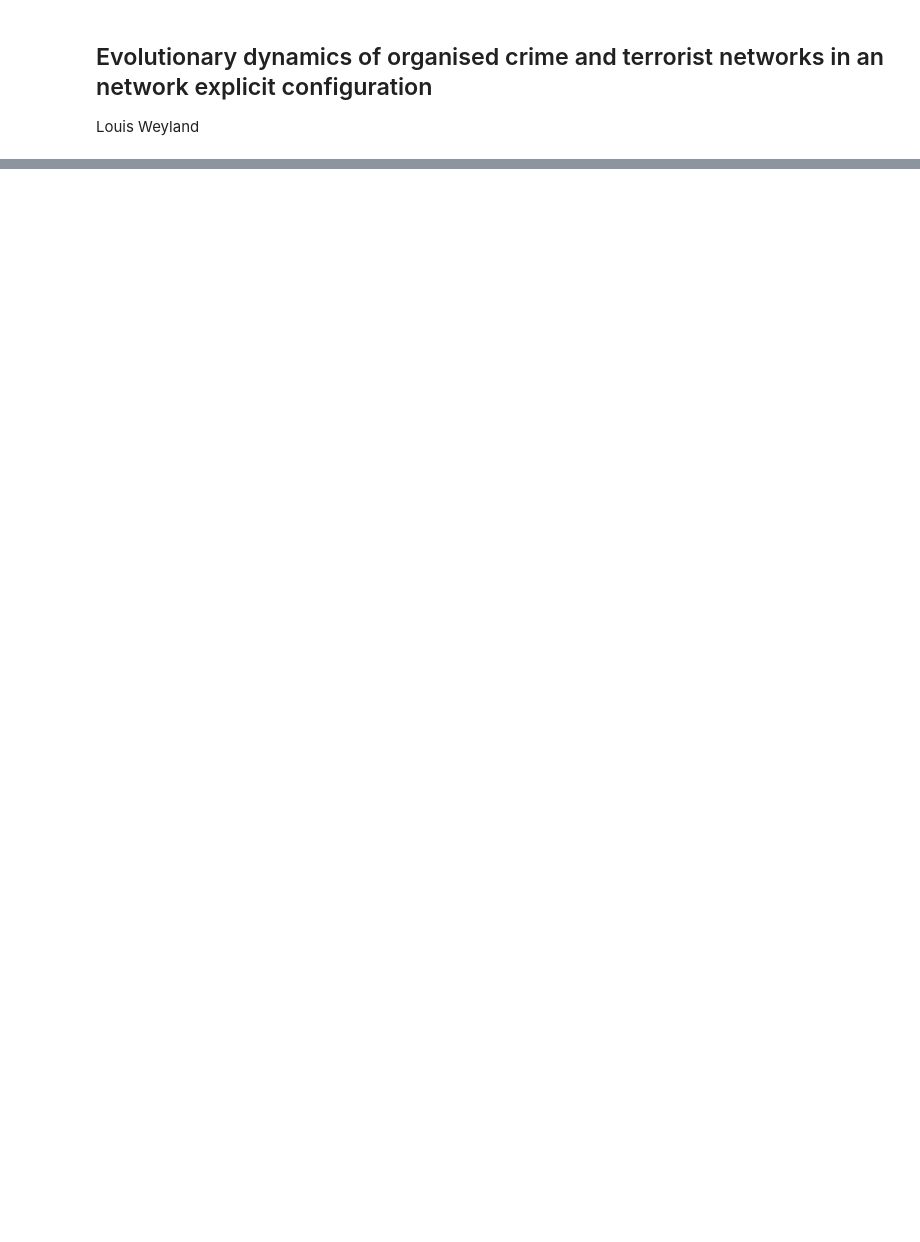
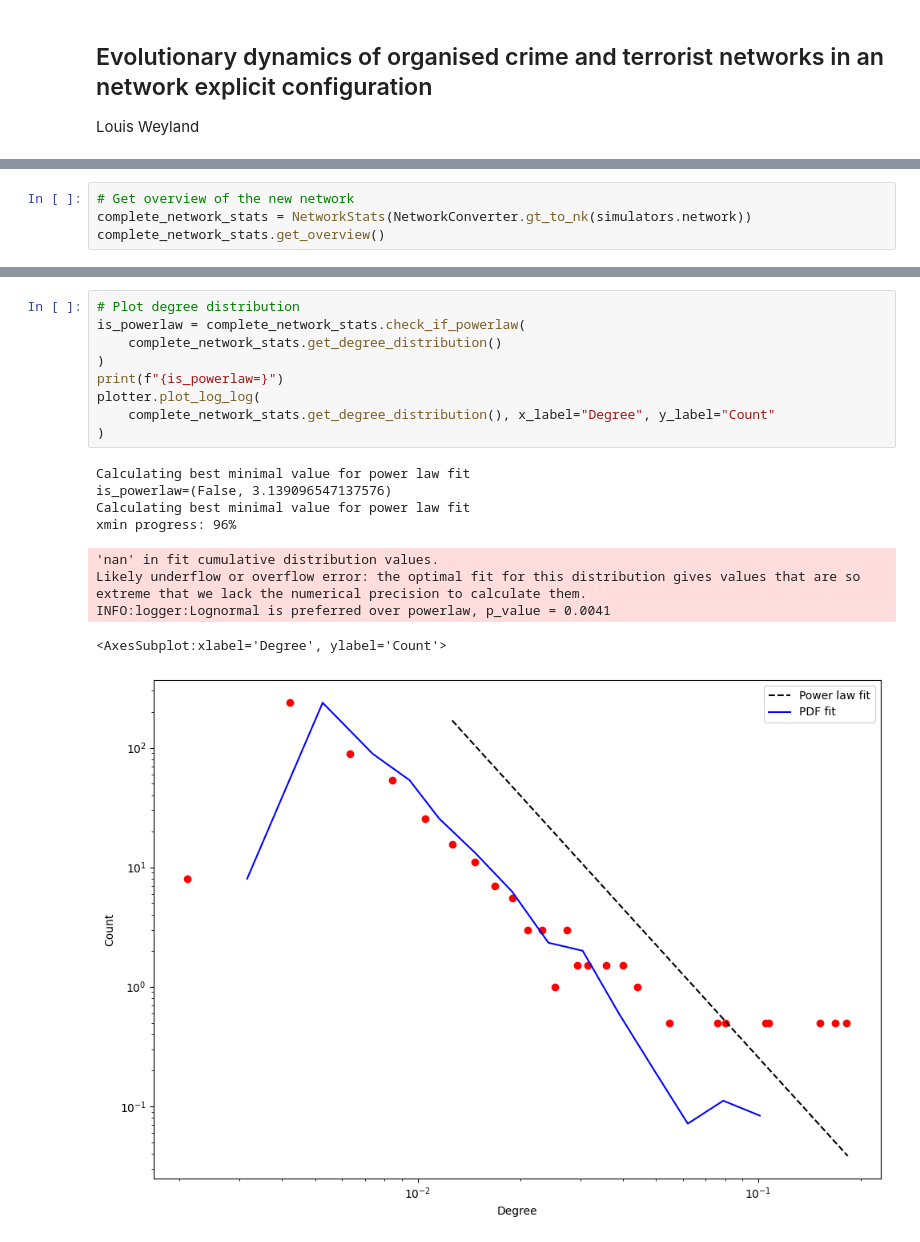
Before and after one commit to LouisWW/criminal_network_analysis, a Jupyter notebook: src/results/notebooks/Sim_mart_vaq_res.ipynb, the cells around one changed output, grey strips where cells are left out. Drawn from its saved outputs; the diff is of its cells as text; blank space fills up the shorter version.

```diff
--- a/src/results/notebooks/Sim_mart_vaq_res.ipynb
+++ b/src/results/notebooks/Sim_mart_vaq_res.ipynb
@@ -32,0 +122,4 @@ IFrame('https://www.nature.com/articles/s41598-019-46141-8.pdf',width=800,height
+# %%
+# Get overview of the new network
+complete_network_stats = NetworkStats(NetworkConverter.gt_to_nk(simulators.network))
+complete_network_stats.get_overview()
@@ -32,0 +155,19 @@ IFrame('https://www.nature.com/articles/s41598-019-46141-8.pdf',width=800,height
+# %%
+# Plot degree distribution
+is_powerlaw = complete_network_stats.check_if_powerlaw(
+    complete_network_stats.get_degree_distribution()
+)
+print(f"{is_powerlaw=}")
+plotter.plot_log_log(
+    complete_network_stats.get_degree_distribution(), x_label="Degree", y_label="Count"
+)
+# %% [output]
+Calculating best minimal value for power law fit
+is_powerlaw=(False, 3.139096547137576)
+Calculating best minimal value for power law fit
+xmin progress: 96%
+'nan' in fit cumulative distribution values.
+Likely underflow or overflow error: the optimal fit for this distribution gives values that are so extreme that we lack the numerical precision to calculate them.
+INFO:logger:Lognormal is preferred over powerlaw, p_value = 0.0041
+<AxesSubplot:xlabel='Degree', ylabel='Count'>
+[figure, added]
```
Also changed, not shown: parts of 17 cells of this notebook.
